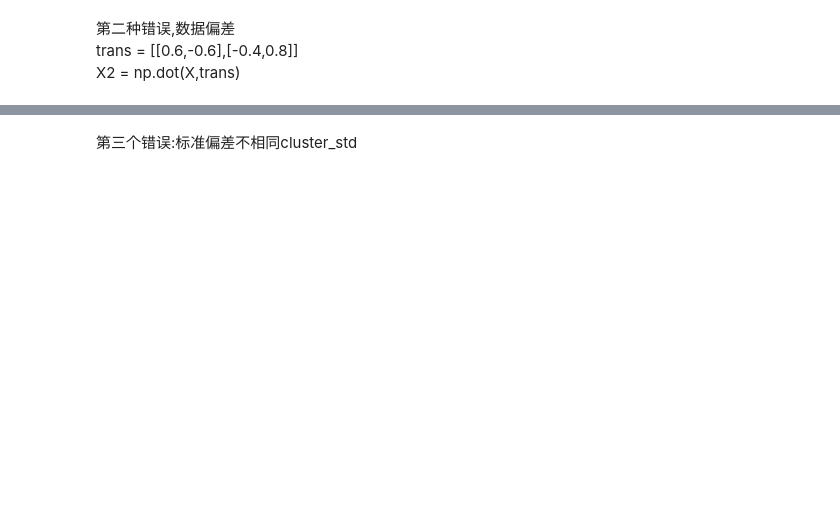
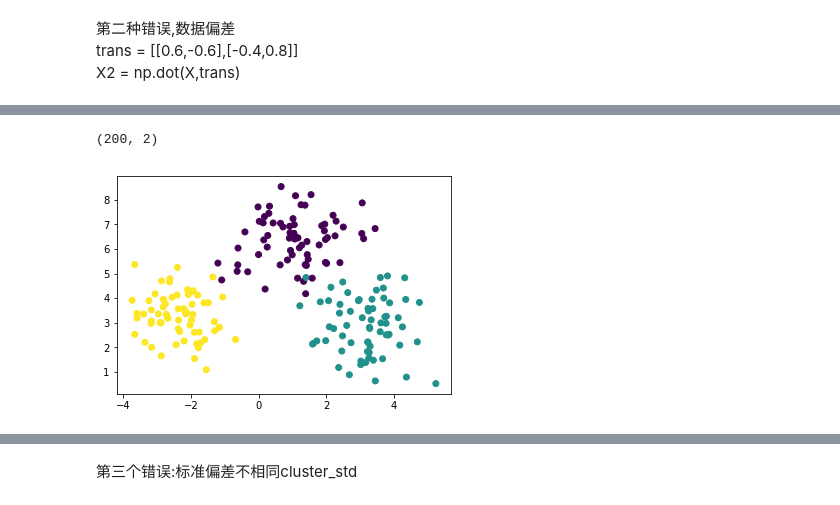
Before and after one commit to rottengeek/data_analysis, a Jupyter notebook: 24-K-means/K-means.ipynb, the cells around one changed output, grey strips where cells are left out. Drawn from its saved outputs; the diff is of its cells as text; code cells hidden in the pictures; blank space fills up the shorter version.

```diff
--- a/24-K-means/K-means.ipynb
+++ b/24-K-means/K-means.ipynb
@@ -250,0 +303,11 @@ X2 = np.dot(X,trans)
+# %%
+X_train,y_train = datasets.make_blobs(n_samples=200,centers=3)
+
+plt.scatter(X_train[:,0],X_train[:,1],c = y_train)
+
+bias = [[0.6,-0.6],[-0.4,0.8]]
+X_data = np.dot(X_train,bias)
+X_data.shape
+# %% [output]
+(200, 2)
+[figure, added]
```
Also changed, not shown: parts of 57 cells of this notebook, 15 other files.
